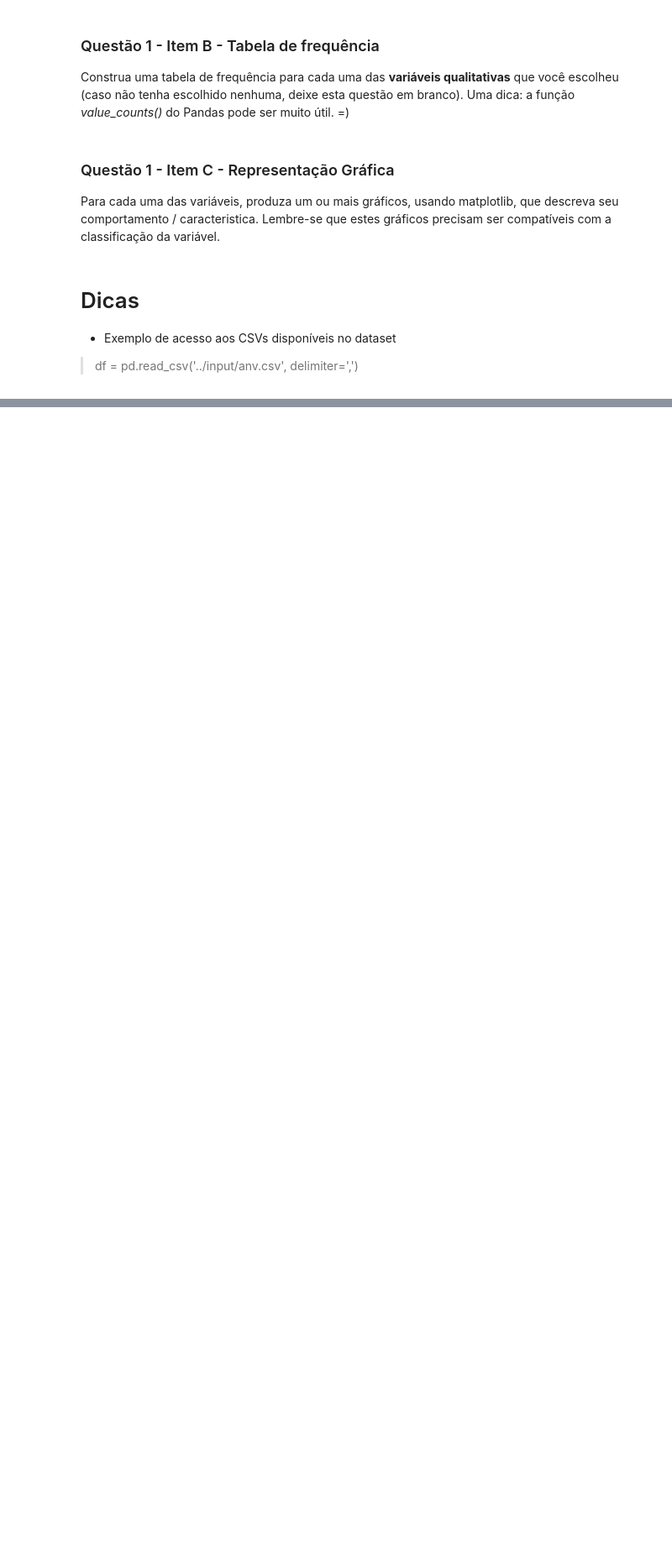
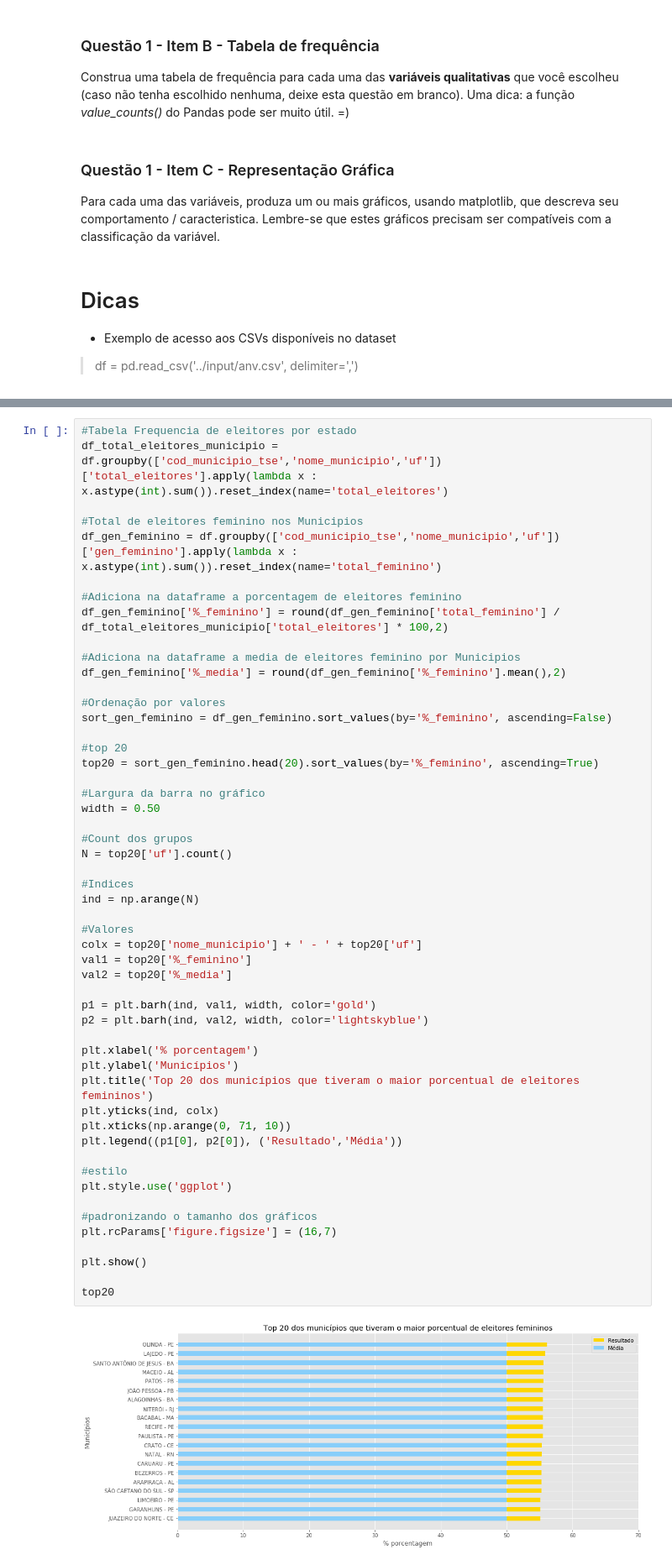
Before and after one commit to aabrantes/datascience, a Jupyter notebook: kernel.ipynb, the cells around one changed output, grey strips where cells are left out. Shown: that part at 84% size. Saved outputs shown, nothing was run; the diff lists cells and outputs as text; blank space fills up the shorter version.

```diff
--- a/kernel.ipynb
+++ b/kernel.ipynb
@@ -37,0 +346,54 @@ df.head(1)
+# %%
+#Tabela Frequencia de eleitores por estado
+df_total_eleitores_municipio = df.groupby(['cod_municipio_tse','nome_municipio','uf'])['total_eleitores'].apply(lambda x : x.astype(int).sum()).reset_index(name='total_eleitores')
+
+#Total de eleitores feminino nos Municipios
+df_gen_feminino = df.groupby(['cod_municipio_tse','nome_municipio','uf'])['gen_feminino'].apply(lambda x : x.astype(int).sum()).reset_index(name='total_feminino')
+
+#Adiciona na dataframe a porcentagem de eleitores feminino
+df_gen_feminino['%_feminino'] = round(df_gen_feminino['total_feminino'] / df_total_eleitores_municipio['total_eleitores'] * 100,2)
+
+#Adiciona na dataframe a media de eleitores feminino por Municipios
+df_gen_feminino['%_media'] = round(df_gen_feminino['%_feminino'].mean(),2)
+
+#Ordenação por valores
+sort_gen_feminino = df_gen_feminino.sort_values(by='%_feminino', ascending=False)
+
+#top 20
+top20 = sort_gen_feminino.head(20).sort_values(by='%_feminino', ascending=True)
+
+#Largura da barra no gráfico
+width = 0.50
+
+#Count dos grupos
+N = top20['uf'].count()
+
+#Indices
+ind = np.arange(N)
+
+#Valores
+colx = top20['nome_municipio'] + ' - ' + top20['uf']
+val1 = top20['%_feminino']
+val2 = top20['%_media']
+
+p1 = plt.barh(ind, val1, width, color='gold')
+p2 = plt.barh(ind, val2, width, color='lightskyblue')
+
+plt.xlabel('% porcentagem')
+plt.ylabel('Municípios')
+plt.title('Top 20 dos municípios que tiveram o maior porcentual de eleitores femininos')
+plt.yticks(ind, colx)
+plt.xticks(np.arange(0, 71, 10))
+plt.legend((p1[0], p2[0]), ('Resultado','Média'))
+
+#estilo
+plt.style.use('ggplot')
+
+#padronizando o tamanho dos gráficos
+plt.rcParams['figure.figsize'] = (16,7)
+
+plt.show()
+
+top20
+# %% [output]
+[figure, added]
```
Also changed, not shown: parts of 18 cells of this notebook, 2 other files.
